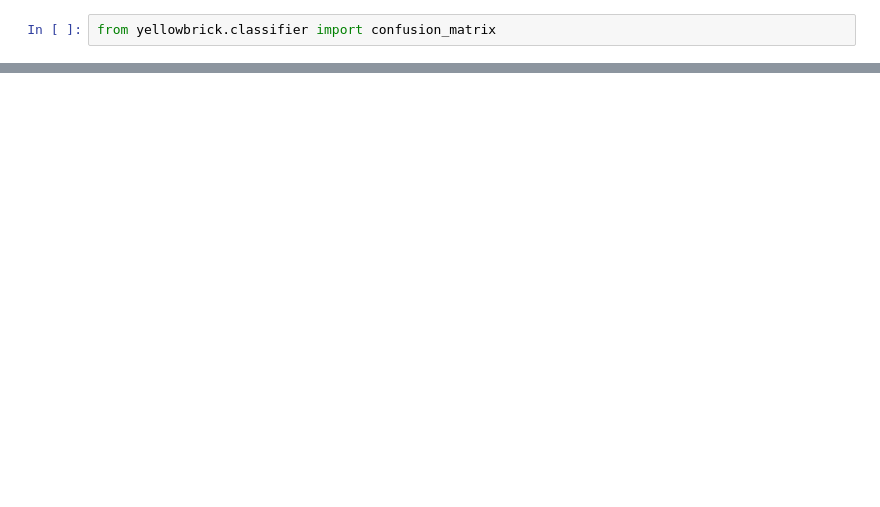
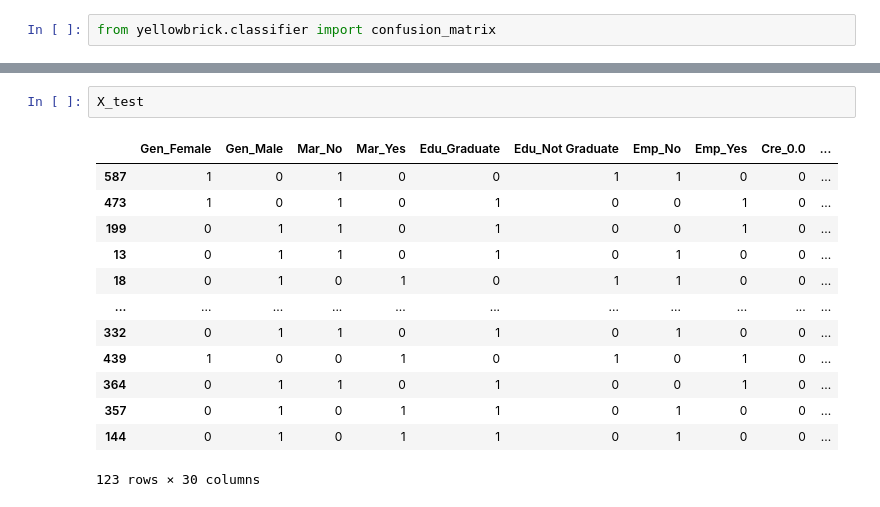
Before and after one commit to shri9794/Loan-predction---Classifier-problem, a Jupyter notebook: Loan Prediction_ Coursera Project .ipynb, the cells around one changed output, grey strips where cells are left out. Saved outputs shown, nothing was run; the diff lists cells and outputs as text; blank space fills up the shorter version.

```diff
--- a/Loan Prediction_ Coursera Project .ipynb
+++ b/Loan Prediction_ Coursera Project .ipynb
@@ -833,0 +886,16 @@ ConfusionMatrix(ax=<AxesSubplot:title={'center':'SVC Confusion Matrix'}, xlabel=
+# %%
+X_test
+# %% [output]
+|  | Gen_Female | Gen_Male | Mar_No | Mar_Yes | Edu_Graduate | Edu_Not Graduate | Emp_No | Emp_Yes | Cre_0.0 | ... |
+| 587 | 1 | 0 | 1 | 0 | 0 | 1 | 1 | 0 | 0 | ... |
+| 473 | 1 | 0 | 1 | 0 | 1 | 0 | 0 | 1 | 0 | ... |
+| 199 | 0 | 1 | 1 | 0 | 1 | 0 | 0 | 1 | 0 | ... |
+| 13 | 0 | 1 | 1 | 0 | 1 | 0 | 1 | 0 | 0 | ... |
+| 18 | 0 | 1 | 0 | 1 | 0 | 1 | 1 | 0 | 0 | ... |
+| ... | ... | ... | ... | ... | ... | ... | ... | ... | ... | ... |
+| 332 | 0 | 1 | 1 | 0 | 1 | 0 | 1 | 0 | 0 | ... |
+| 439 | 1 | 0 | 0 | 1 | 0 | 1 | 0 | 1 | 0 | ... |
+| 364 | 0 | 1 | 1 | 0 | 1 | 0 | 0 | 1 | 0 | ... |
+| 357 | 0 | 1 | 0 | 1 | 1 | 0 | 1 | 0 | 0 | ... |
+| 144 | 0 | 1 | 0 | 1 | 1 | 0 | 1 | 0 | 0 | ... |
+123 rows × 30 columns
```
Also changed, not shown: parts of 65 cells of this notebook.
